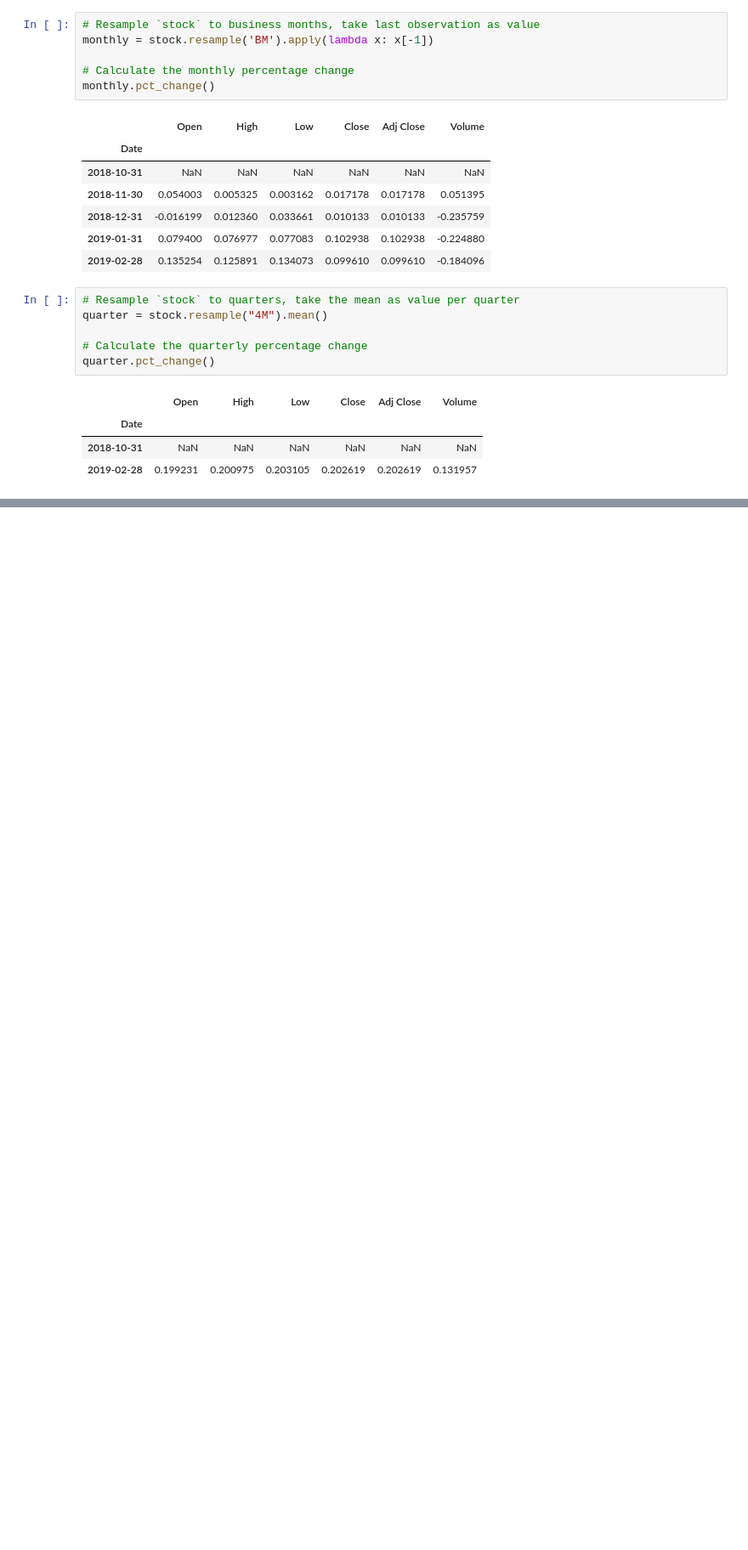
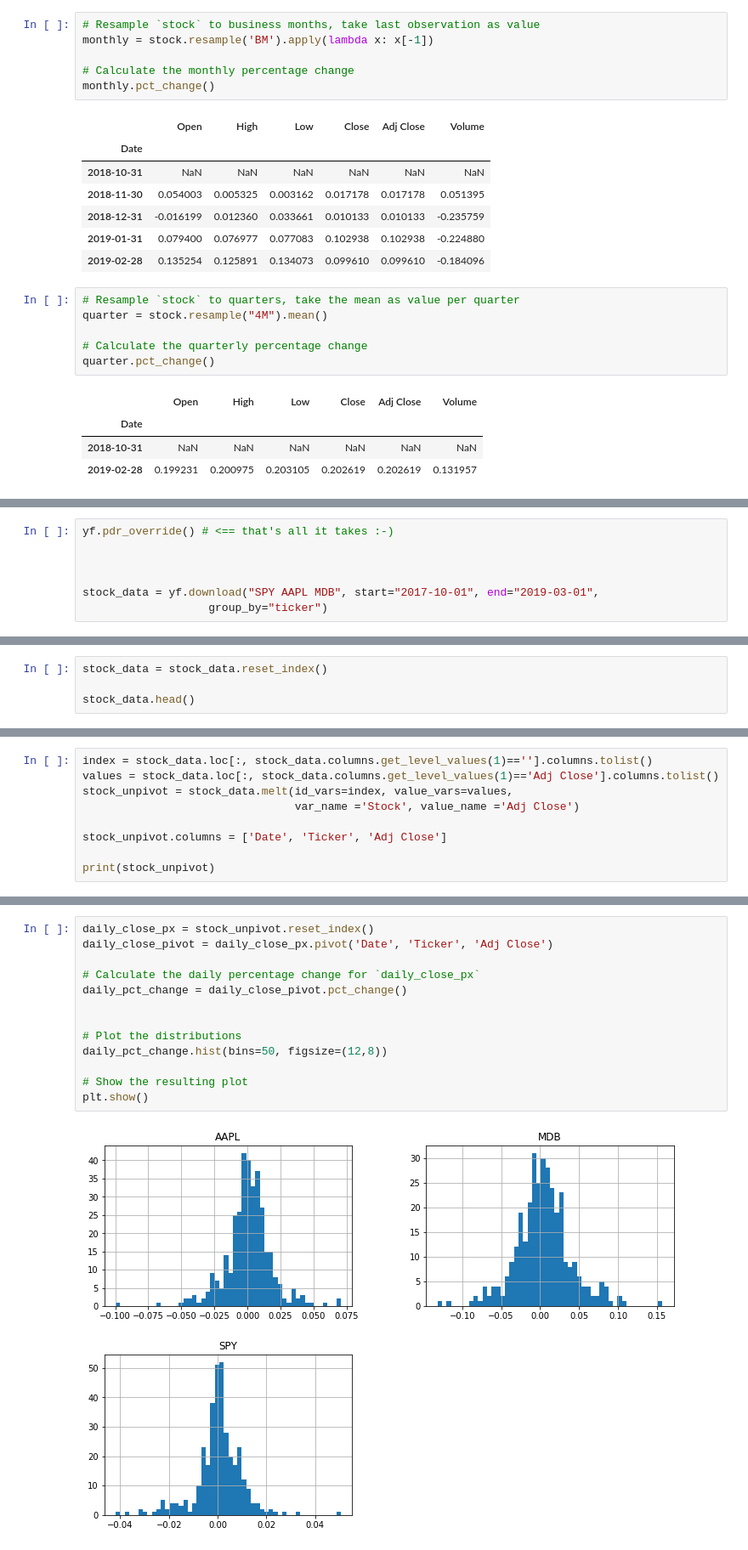
Before and after one commit to khzt2004/Python, a Jupyter notebook: Python for Finance.ipynb, the cells around one changed output, grey strips where cells are left out. Shown: that part at 85% size. Saved outputs shown, nothing was run; the diff lists cells and outputs as text; blank space fills up the shorter version.

```diff
--- a/Python for Finance.ipynb
+++ b/Python for Finance.ipynb
@@ -169,0 +266,7 @@ quarter.pct_change()
+# %%
+yf.pdr_override() # <== that's all it takes :-)
+
+
+
+stock_data = yf.download("SPY AAPL MDB", start="2017-10-01", end="2019-03-01",
+                   group_by="ticker")
@@ -169,0 +291,4 @@ quarter.pct_change()
+# %%
+stock_data = stock_data.reset_index()
+
+stock_data.head()
@@ -169,0 +311,9 @@ quarter.pct_change()
+# %%
+index = stock_data.loc[:, stock_data.columns.get_level_values(1)==''].columns.tolist()
+values = stock_data.loc[:, stock_data.columns.get_level_values(1)=='Adj Close'].columns.tolist()
+stock_unpivot = stock_data.melt(id_vars=index, value_vars=values,
+                                var_name ='Stock', value_name ='Adj Close')
+
+stock_unpivot.columns = ['Date', 'Ticker', 'Adj Close']
+
+print(stock_unpivot)
@@ -169,0 +338,15 @@ quarter.pct_change()
+# %%
+daily_close_px = stock_unpivot.reset_index()
+daily_close_pivot = daily_close_px.pivot('Date', 'Ticker', 'Adj Close')
+
+# Calculate the daily percentage change for `daily_close_px`
+daily_pct_change = daily_close_pivot.pct_change()
+
+
+# Plot the distributions
+daily_pct_change.hist(bins=50, figsize=(12,8))
+
+# Show the resulting plot
+plt.show()
+# %% [output]
+[figure, added]
```
Also changed, not shown: parts of 18 cells of this notebook.
